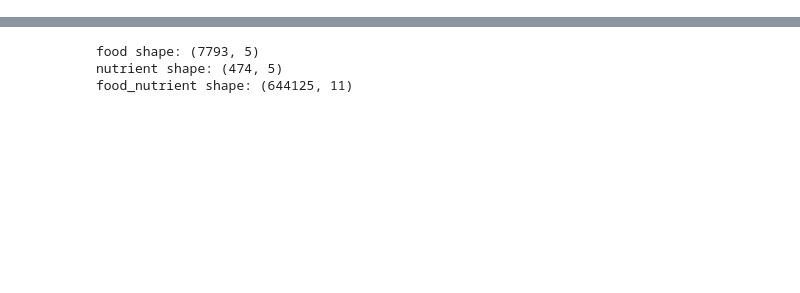
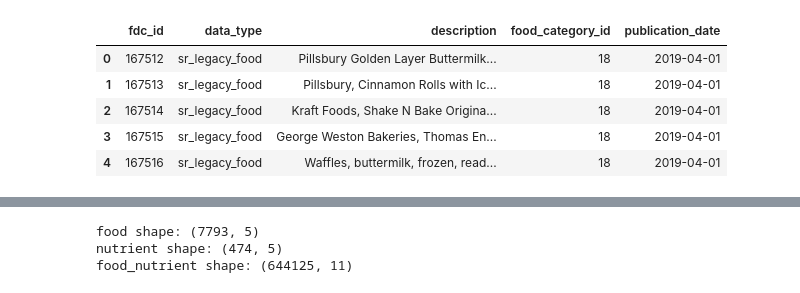
Before and after one commit to jitheshjr/food-suitability-bot, a Jupyter notebook: notebooks/01_explore_usda.ipynb, the cells around one changed output, grey strips where cells are left out. Cells and saved outputs as stored; diff of their text form; code cells hidden in the pictures; blank space fills up the shorter version.

```diff
--- a/notebooks/01_explore_usda.ipynb
+++ b/notebooks/01_explore_usda.ipynb
@@ -4,3 +4,12 @@ import pandas as pd
 food = pd.read_csv("/home/jithesh/Desktop/food_suitability_bot/data/raw/food.csv")
 nutrient = pd.read_csv("/home/jithesh/Desktop/food_suitability_bot/data/raw/nutrient.csv")
 food_nutrient = pd.read_csv("/home/jithesh/Desktop/food_suitability_bot/data/raw/food_nutrient.csv")
+# %%
+food.head()
+# %% [output]
+|  | fdc_id | data_type | description | food_category_id | publication_date |
+| 0 | 167512 | sr_legacy_food | Pillsbury Golden Layer Buttermilk... | 18 | 2019-04-01 |
+| 1 | 167513 | sr_legacy_food | Pillsbury, Cinnamon Rolls with Ic... | 18 | 2019-04-01 |
+| 2 | 167514 | sr_legacy_food | Kraft Foods, Shake N Bake Origina... | 18 | 2019-04-01 |
+| 3 | 167515 | sr_legacy_food | George Weston Bakeries, Thomas En... | 18 | 2019-04-01 |
+| 4 | 167516 | sr_legacy_food | Waffles, buttermilk, frozen, read... | 18 | 2019-04-01 |
```
Also changed, not shown: parts of 2 cells of this notebook, 20 other files.
